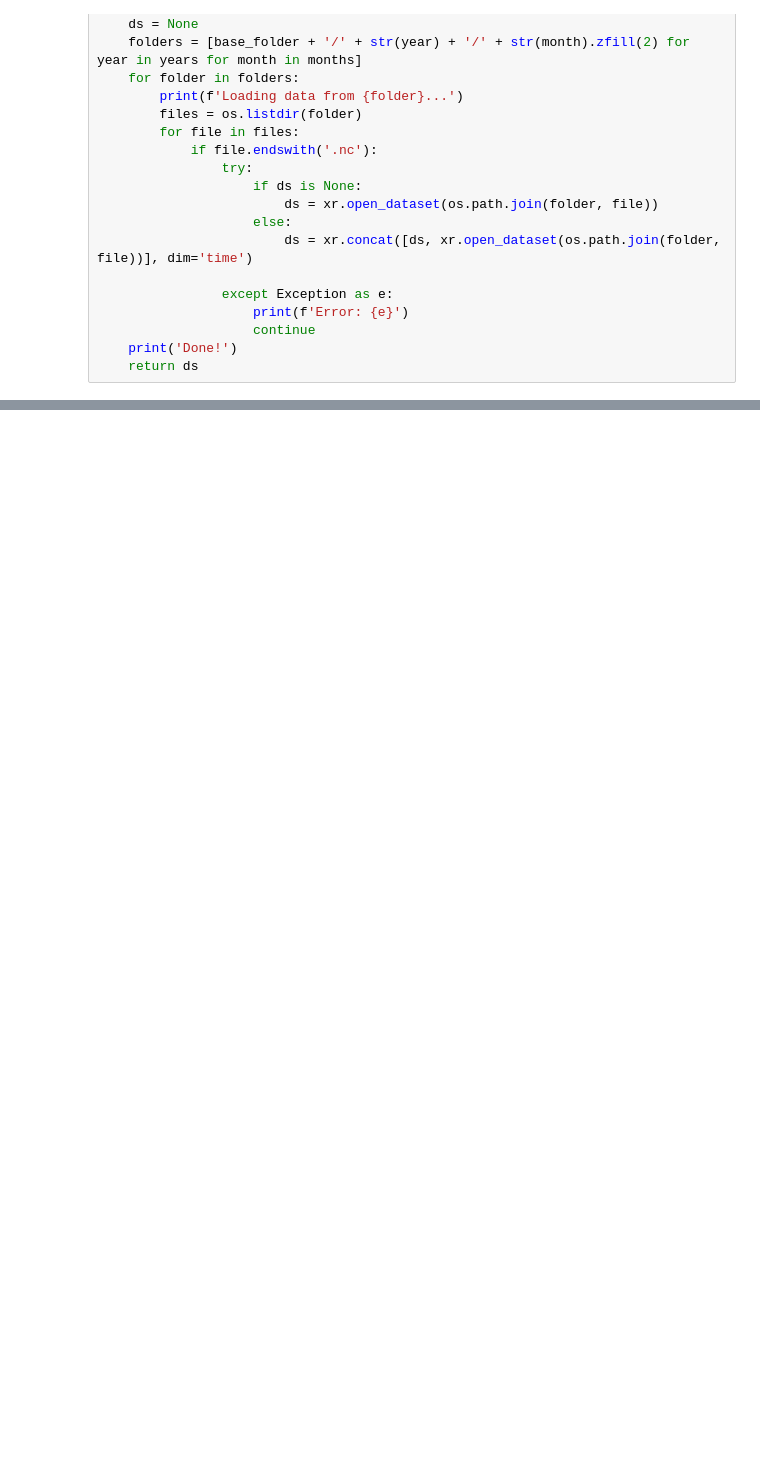
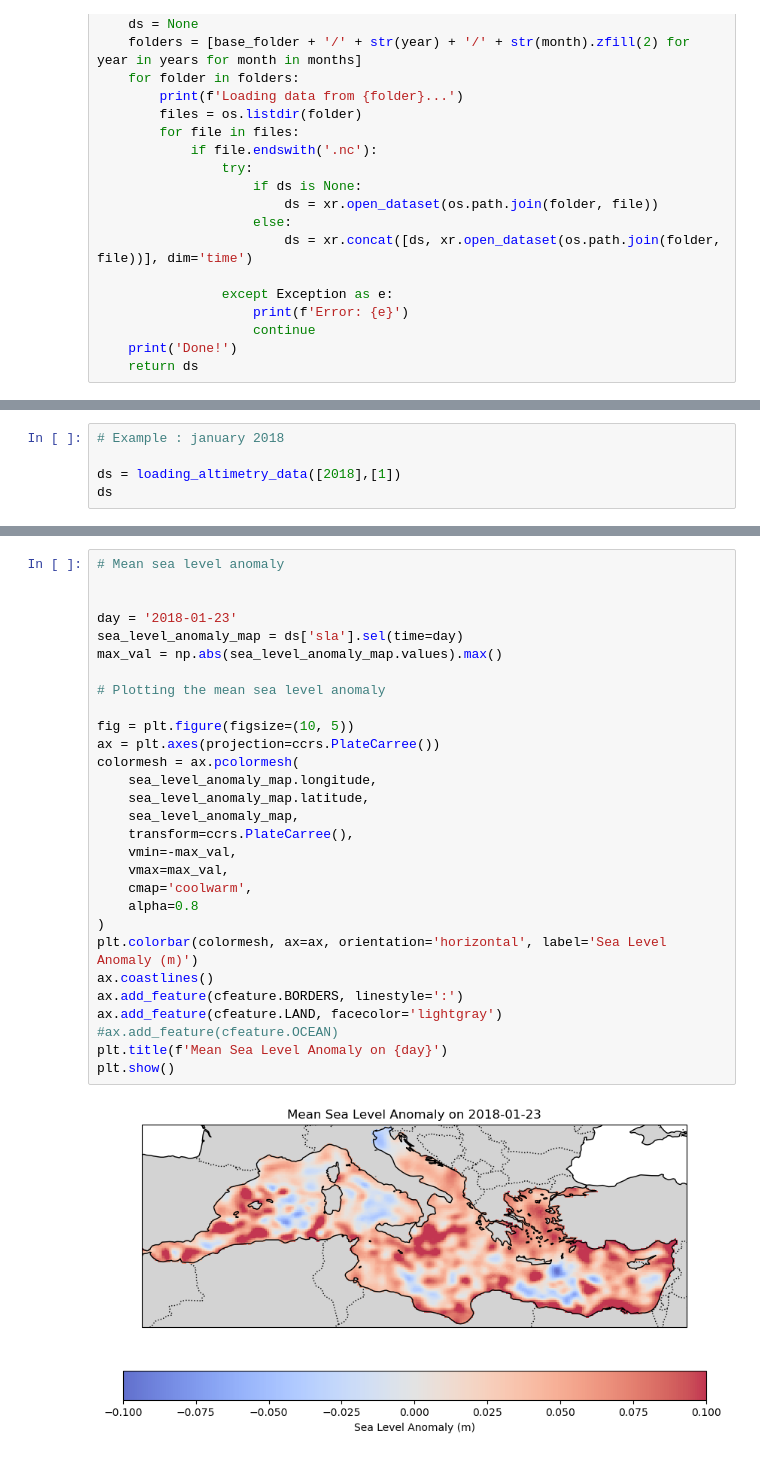
Before and after one commit to juliencollard2001/FOET_Northern_Gyre, a Jupyter notebook: loading_data.ipynb, the cells around one changed output, grey strips where cells are left out. Drawn from its saved outputs; the diff is of its cells as text; blank space fills up the shorter version.

```diff
--- a/loading_data.ipynb
+++ b/loading_data.ipynb
@@ -54,0 +37,5 @@ Data variables:
+# %%
+# Example : january 2018
+
+ds = loading_altimetry_data([2018],[1])
+ds
@@ -54,0 +62,31 @@ Data variables:
+# %%
+# Mean sea level anomaly
+
+
+day = '2018-01-23'
+sea_level_anomaly_map = ds['sla'].sel(time=day)
+max_val = np.abs(sea_level_anomaly_map.values).max()
+
+# Plotting the mean sea level anomaly
+
+fig = plt.figure(figsize=(10, 5))
+ax = plt.axes(projection=ccrs.PlateCarree())
+colormesh = ax.pcolormesh(
+    sea_level_anomaly_map.longitude,
+    sea_level_anomaly_map.latitude,
+    sea_level_anomaly_map,
+    transform=ccrs.PlateCarree(),
+    vmin=-max_val,
+    vmax=max_val,
+    cmap='coolwarm',
+    alpha=0.8
+)
+plt.colorbar(colormesh, ax=ax, orientation='horizontal', label='Sea Level Anomaly (m)')
+ax.coastlines()
+ax.add_feature(cfeature.BORDERS, linestyle=':')
+ax.add_feature(cfeature.LAND, facecolor='lightgray')
+#ax.add_feature(cfeature.OCEAN)
+plt.title(f'Mean Sea Level Anomaly on {day}')
+plt.show()
+# %% [output]
+[figure, added]
```
Also changed, not shown: parts of 14 cells of this notebook.
